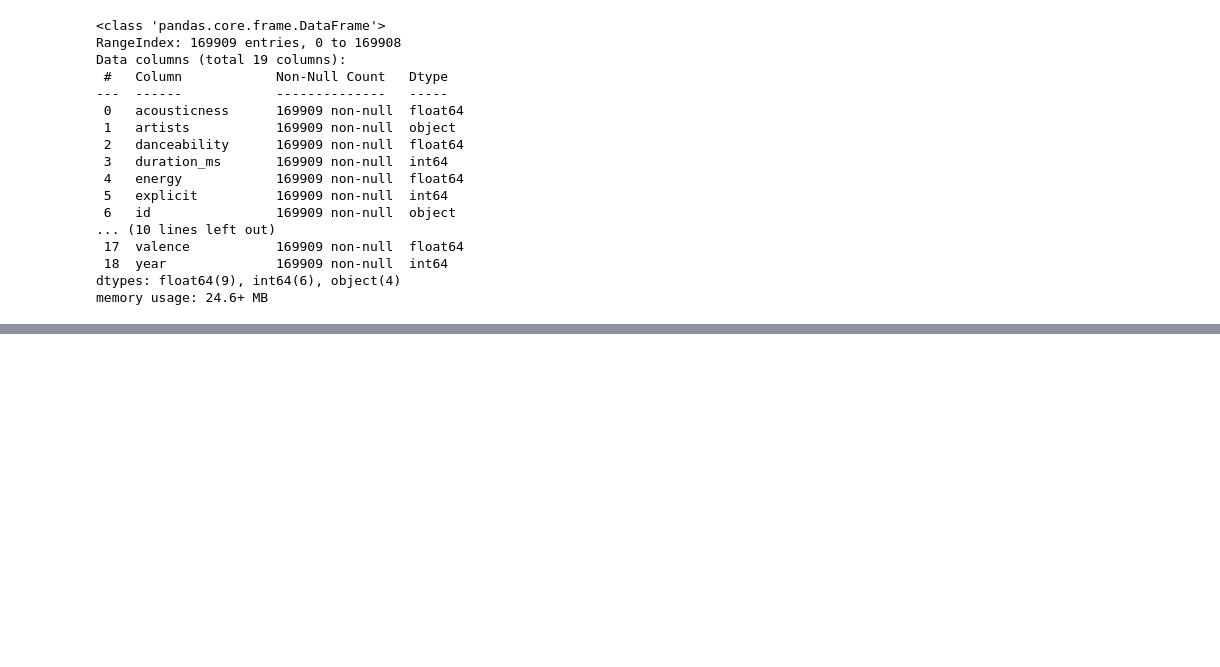
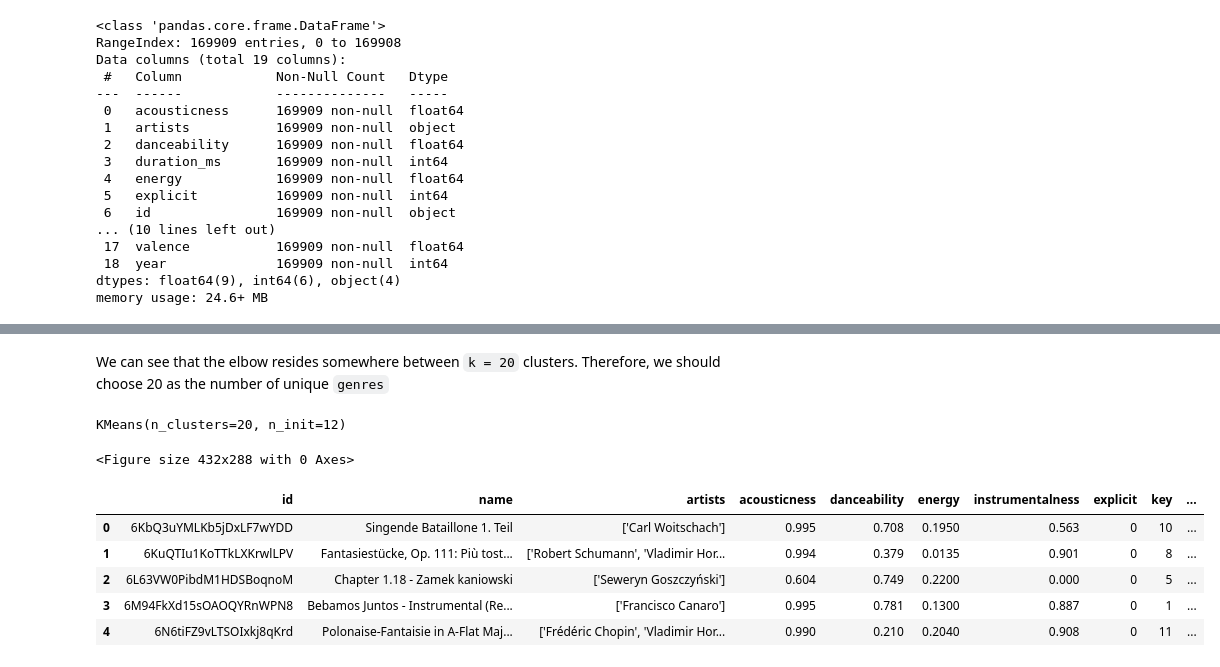
Before and after one commit to notpestilence/Spotify-Recommender-Engine, a Jupyter notebook: notebook.ipynb, the cells around one changed output, grey strips where cells are left out. Saved outputs shown, nothing was run; the diff lists cells and outputs as text; code cells hidden in the pictures; blank space fills up the shorter version.

Commit message:
Progressed sklearn

```diff
--- a/notebook.ipynb
+++ b/notebook.ipynb
@@ -80,0 +84,2 @@ Name: year, dtype: int64
+# %%
+df = raw_data[['id', 'name', 'artists', 'acousticness', 'danceability', 'energy', 'instrumentalness', 'explicit', 'key', 'liveness', 'loudness', 'mode', 'popularity','speechiness', 'tempo', 'valence']]
@@ -80,0 +108,28 @@ Name: year, dtype: int64
+# %% [markdown]
+We can see that the elbow resides somewhere between `k = 20` clusters. Therefore, we should choose 20 as the number of unique `genres`
+# %%
+from sklearn.cluster import KMeans # Clustering library
+%matplotlib inline
+
+features = df[list(df.columns)[3:]]
+distortions = []
+
+plt.clf()
+k = 20
+k_means = KMeans(init = "k-means++", n_clusters = k, n_init = 12) # Run 12 times with different centroid seeds
+k_means.fit(features.values)
+# %% [output]
+KMeans(n_clusters=20, n_init=12)
+<Figure size 432x288 with 0 Axes>
+# %%
+temp = pd.DataFrame(k_means.labels_)
+df = pd.concat([df, temp], axis=1)
+df.rename(columns={0: "cluster"}, inplace=True)
+df.head()
+# %% [output]
+|  | id | name | artists | acousticness | danceability | energy | instrumentalness | explicit | key | ... |
+| 0 | 6KbQ3uYMLKb5jDxLF7wYDD | Singende Bataillone 1. Teil | ['Carl Woitschach'] | 0.995 | 0.708 | 0.1950 | 0.563 | 0 | 10 | ... |
+| 1 | 6KuQTIu1KoTTkLXKrwlLPV | Fantasiestücke, Op. 111: Più tost... | ['Robert Schumann', 'Vladimir Hor... | 0.994 | 0.379 | 0.0135 | 0.901 | 0 | 8 | ... |
+| 2 | 6L63VW0PibdM1HDSBoqnoM | Chapter 1.18 - Zamek kaniowski | ['Seweryn Goszczyński'] | 0.604 | 0.749 | 0.2200 | 0.000 | 0 | 5 | ... |
+| 3 | 6M94FkXd15sOAOQYRnWPN8 | Bebamos Juntos - Instrumental (Re... | ['Francisco Canaro'] | 0.995 | 0.781 | 0.1300 | 0.887 | 0 | 1 | ... |
+| 4 | 6N6tiFZ9vLTSOIxkj8qKrd | Polonaise-Fantaisie in A-Flat Maj... | ['Frédéric Chopin', 'Vladimir Hor... | 0.990 | 0.210 | 0.2040 | 0.908 | 0 | 11 | ... |
```
Also changed, not shown: parts of 8 cells of this notebook.
